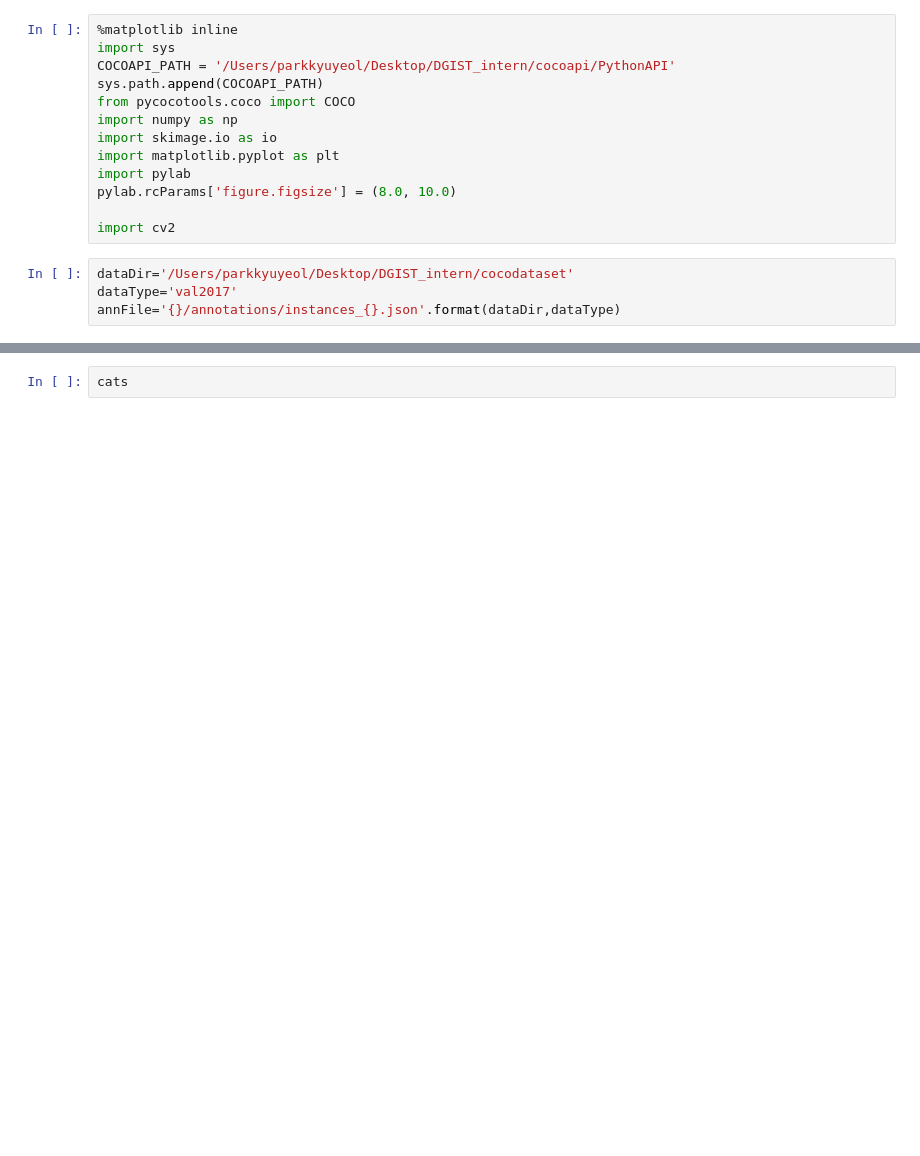
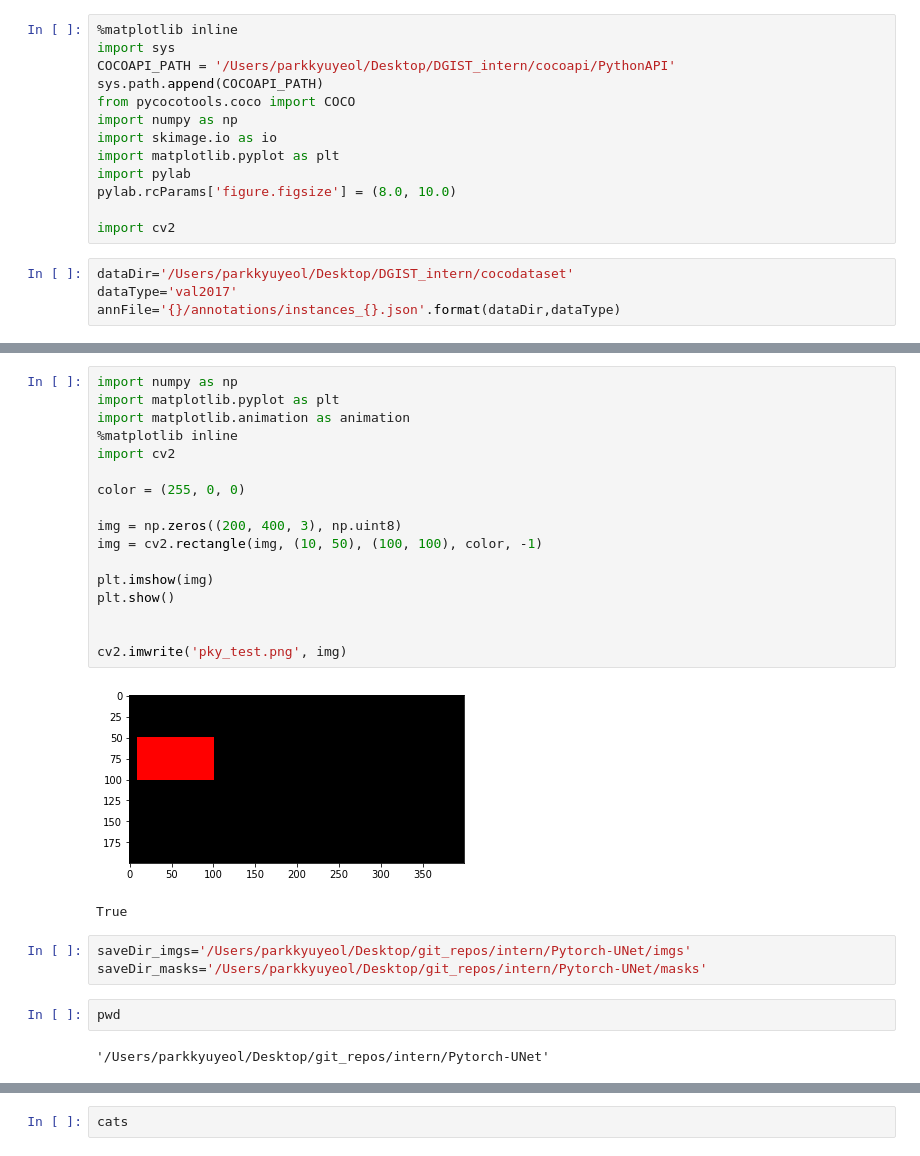
Before and after one commit to parkinkon1/Pytorch-UNet, a Jupyter notebook: coco-test.ipynb, the cells around one changed output, grey strips where cells are left out. Cells and saved outputs as stored; diff of their text form; blank space fills up the shorter version.

```diff
--- a/coco-test.ipynb
+++ b/coco-test.ipynb
@@ -281,0 +293,27 @@ index created!
+# %%
+import numpy as np
+import matplotlib.pyplot as plt
+import matplotlib.animation as animation
+%matplotlib inline
+import cv2
+
+color = (255, 0, 0)
+
+img = np.zeros((200, 400, 3), np.uint8)
+img = cv2.rectangle(img, (10, 50), (100, 100), color, -1)
+
+plt.imshow(img)
+plt.show()
+
+
+cv2.imwrite('pky_test.png', img)
+# %% [output]
+[figure, added]
+True
+# %%
+saveDir_imgs='/Users/parkkyuyeol/Desktop/git_repos/intern/Pytorch-UNet/imgs'
+saveDir_masks='/Users/parkkyuyeol/Desktop/git_repos/intern/Pytorch-UNet/masks'
+# %%
+pwd
+# %% [output]
+'/Users/parkkyuyeol/Desktop/git_repos/intern/Pytorch-UNet'
```
Also changed, not shown: parts of 22 cells of this notebook, 4 other files.
